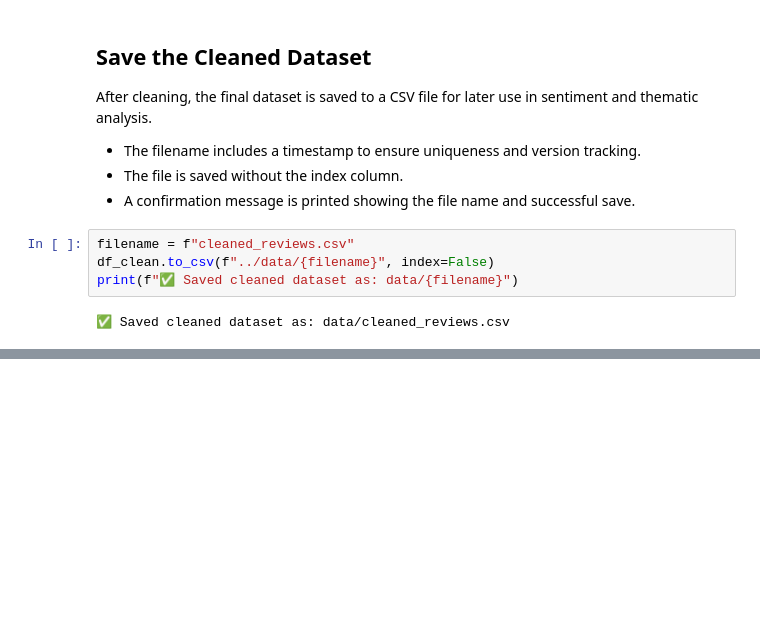
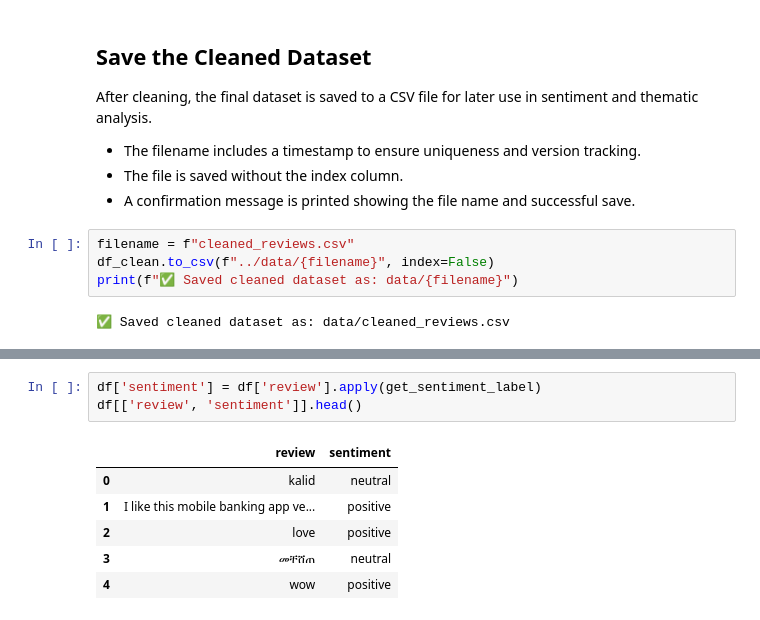
Before and after one commit to Becky-Chala/fintech-reviews-analytics, a Jupyter notebook: notebooks/task1_scraping.ipynb, the cells around one changed output, grey strips where cells are left out. Cells and saved outputs as stored; diff of their text form; blank space fills up the shorter version.

```diff
--- a/notebooks/task1_scraping.ipynb
+++ b/notebooks/task1_scraping.ipynb
@@ -121,0 +192,10 @@ print(f"✅ Saved cleaned dataset as: data/{filename}")
+# %%
+df['sentiment'] = df['review'].apply(get_sentiment_label)
+df[['review', 'sentiment']].head()
+# %% [output]
+|  | review | sentiment |
+| 0 | kalid | neutral |
+| 1 | I like this mobile banking app ve... | positive |
+| 2 | love | positive |
+| 3 | መቸሸጠ | neutral |
+| 4 | wow | positive |
```
Also changed, not shown: parts of 12 cells of this notebook, 2 other files.
